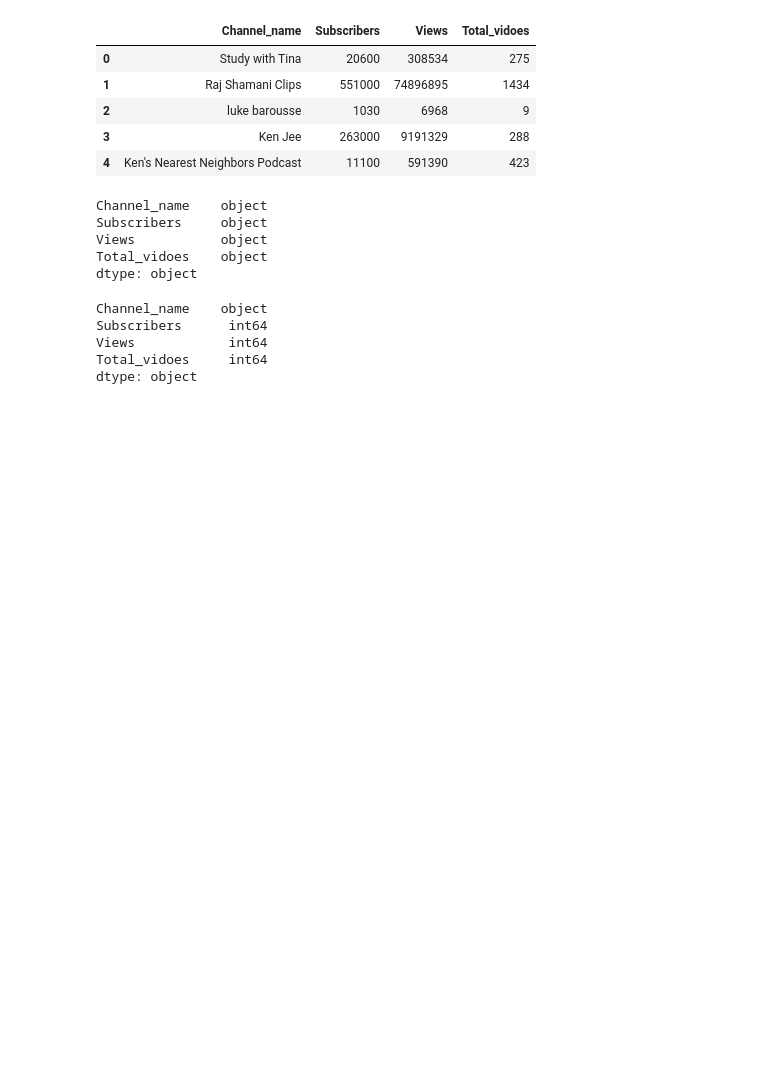
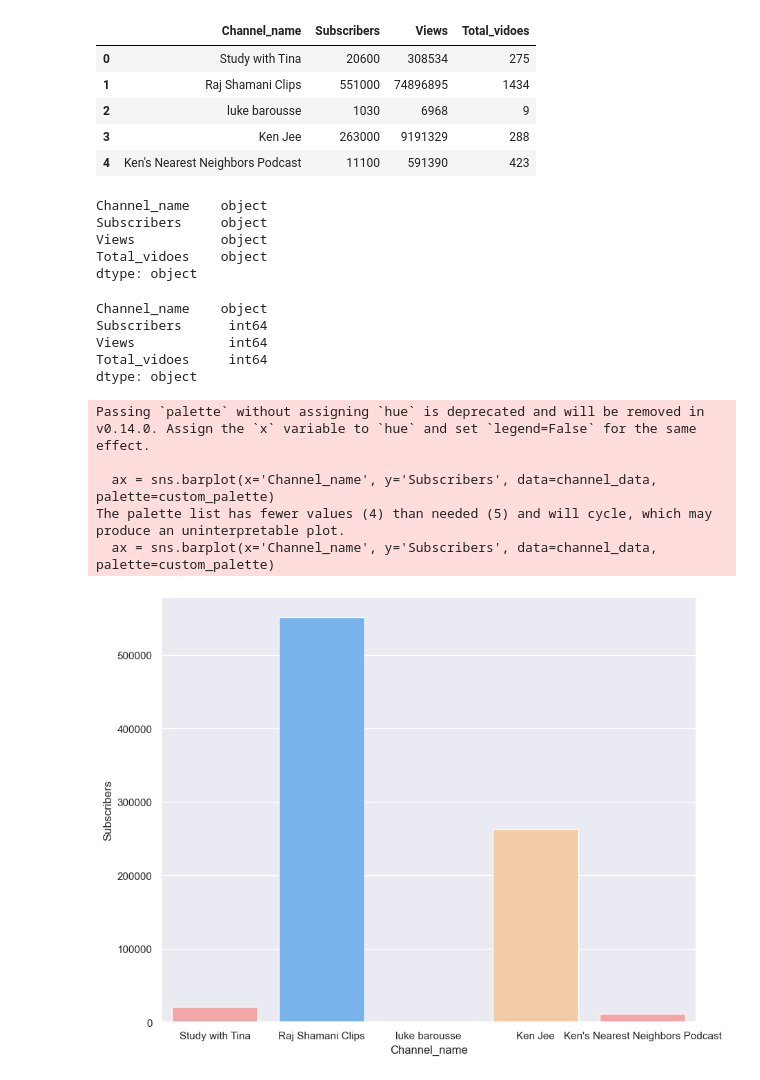
Before and after one commit to firdoush01/Scrape-YouTube-using-YouTube-Data-API-using-Python, a Jupyter notebook: YT_Analysis.ipynb, the cells around one changed output. Cells and saved outputs as stored; diff of their text form; code cells hidden in the pictures; blank space fills up the shorter version.

Commit message:
Visualised the channels using seaborn

```diff
--- a/YT_Analysis.ipynb
+++ b/YT_Analysis.ipynb
@@ -70,3 +70,15 @@ Subscribers      int64
 Views            int64
 Total_vidoes     int64
 dtype: object
+# %%
+custom_palette = ['#FF9999', '#66B3FF', '#99FF99', '#FFCC99']
+# %%
+sns.set(rc={'figure.figsize':(10,8)})
+ax = sns.barplot(x='Channel_name', y='Subscribers', data=channel_data, palette=custom_palette)
+# %% [output]
+Passing `palette` without assigning `hue` is deprecated and will be removed in v0.14.0. Assign the `x` variable to `hue` and set `legend=False` for the same effect.
+
+  ax = sns.barplot(x='Channel_name', y='Subscribers', data=channel_data, palette=custom_palette)
+The palette list has fewer values (4) than needed (5) and will cycle, which may produce an uninterpretable plot.
+  ax = sns.barplot(x='Channel_name', y='Subscribers', data=channel_data, palette=custom_palette)
+[figure, added]
```
Also changed, not shown: parts of 2 cells of this notebook.
